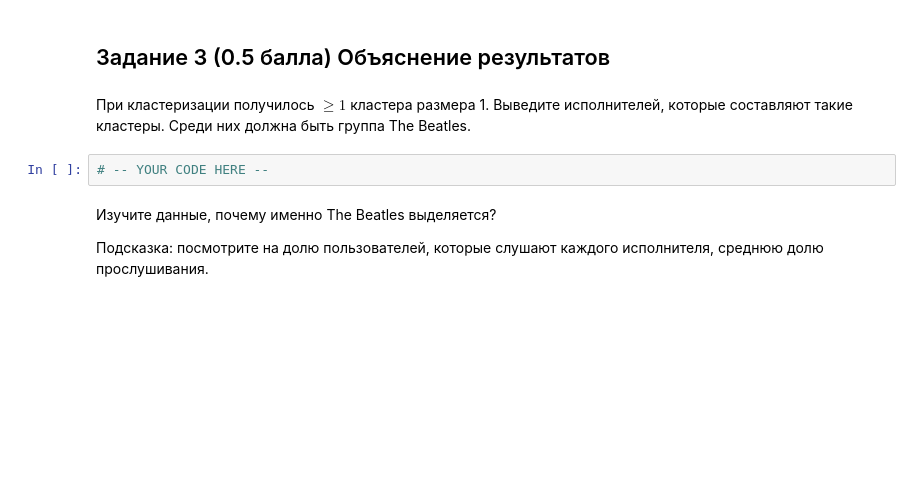
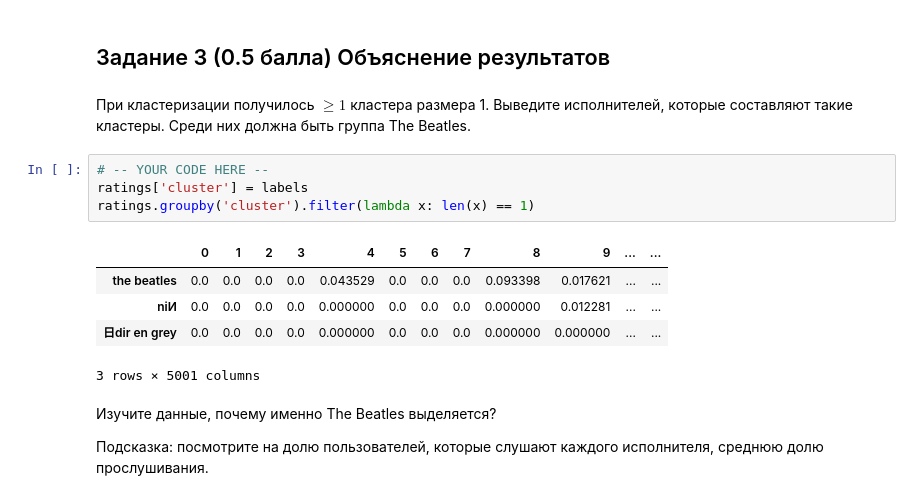
Before and after one commit to stass9966/programming-technologies, a Jupyter notebook: 2025/homeworks/hw08_boosting_clustering/hw08_boosting_clustering.ipynb, the cells around one changed output. Drawn from its saved outputs; the diff is of its cells as text; blank space fills up the shorter version.

```diff
--- a/2025/homeworks/hw08_boosting_clustering/hw08_boosting_clustering.ipynb
+++ b/2025/homeworks/hw08_boosting_clustering/hw08_boosting_clustering.ipynb
@@ -368,6 +368,14 @@ for i in unique_labels:
 При кластеризации получилось $\geq 1$ кластера размера 1. Выведите исполнителей, которые составляют такие кластеры. Среди них должна быть группа The Beatles.
 # %%
 # -- YOUR CODE HERE --
+ratings['cluster'] = labels
+ratings.groupby('cluster').filter(lambda x: len(x) == 1)
+# %% [output]
+|  | 0 | 1 | 2 | 3 | 4 | 5 | 6 | 7 | 8 | 9 | ... | ... |
+| the beatles | 0.0 | 0.0 | 0.0 | 0.0 | 0.043529 | 0.0 | 0.0 | 0.0 | 0.093398 | 0.017621 | ... | ... |
+| niИ | 0.0 | 0.0 | 0.0 | 0.0 | 0.000000 | 0.0 | 0.0 | 0.0 | 0.000000 | 0.012281 | ... | ... |
+| 日dir en grey | 0.0 | 0.0 | 0.0 | 0.0 | 0.000000 | 0.0 | 0.0 | 0.0 | 0.000000 | 0.000000 | ... | ... |
+3 rows × 5001 columns
 # %% [markdown]
 Изучите данные, почему именно The Beatles выделяется?
 
```
Also changed, not shown: parts of 5 cells of this notebook.
